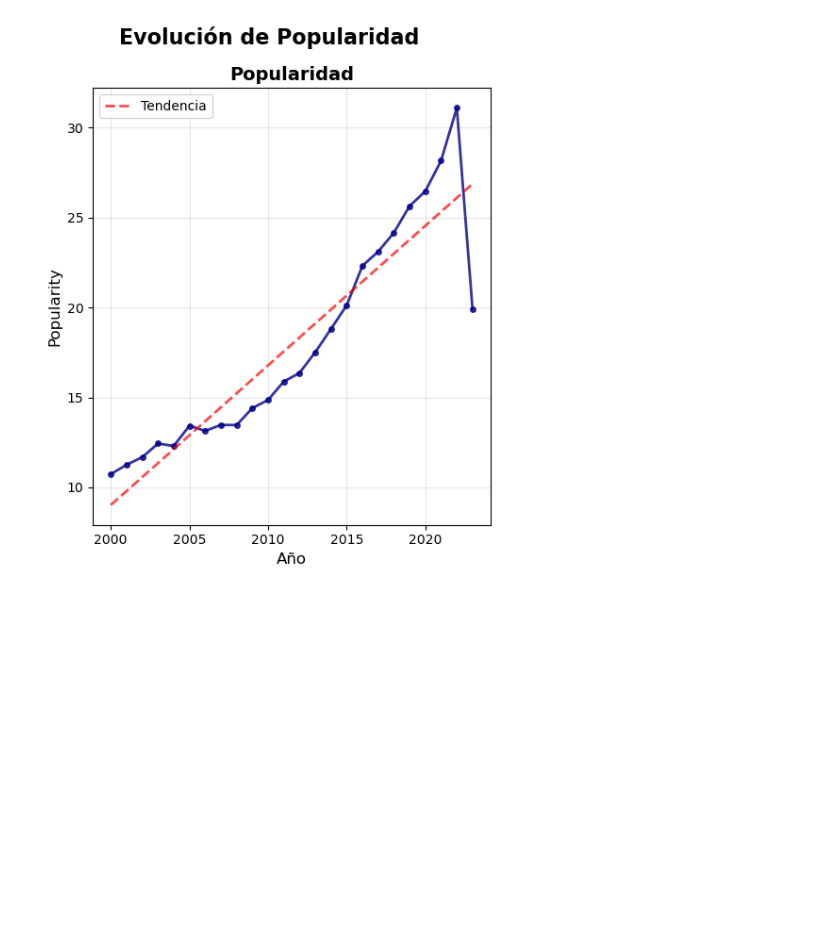
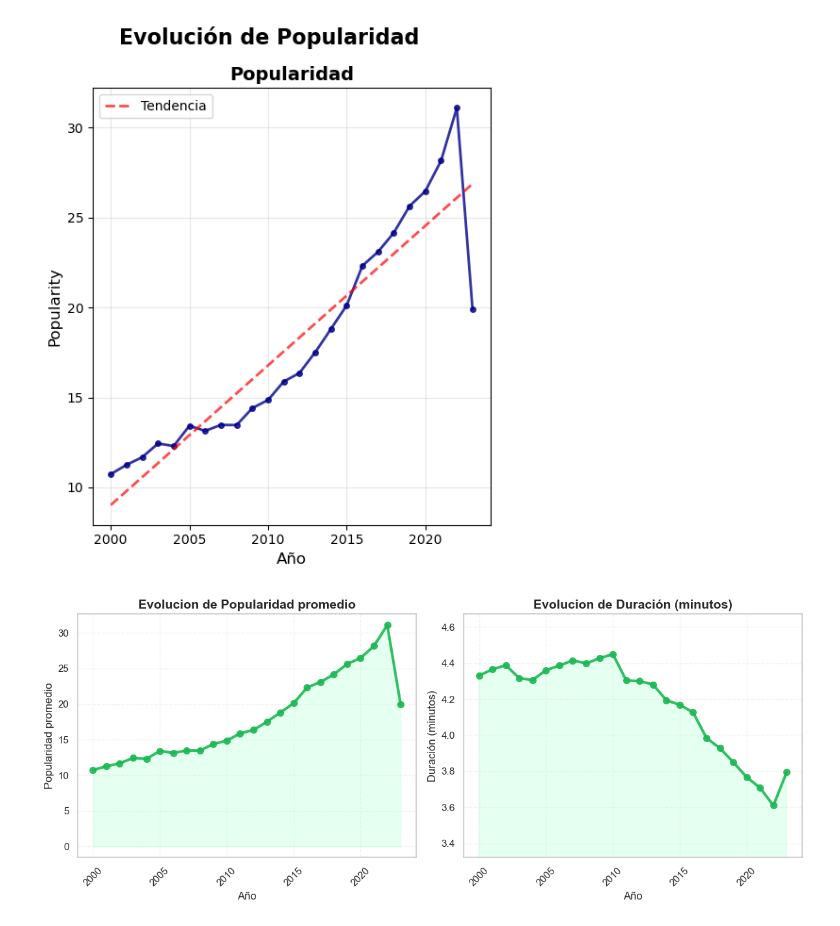
Before and after one commit to JayAgudelo/Integrador2, a Jupyter notebook: notebooks/01_EDA.ipynb, the cells around one changed output. Saved outputs shown, nothing was run; the diff lists cells and outputs as text; code cells hidden in the pictures; blank space fills up the shorter version.

```diff
--- a/notebooks/01_EDA.ipynb
+++ b/notebooks/01_EDA.ipynb
@@ -859,3 +1180,77 @@ ANÁLISIS POR GRUPOS DE CARACTERÍSTICAS
 [figure]
 [figure]
 [figure]
+# %%
+# Agrupar por año y obtener promedios
+yearly = df.groupby("year").mean(numeric_only=True)
+
+# Variables que quieres analizar
+vars_to_plot = {
+    "Popularidad": "popularity",
+    "Duracion (ms)": "duration_ms"
+}
+
+# Paleta Spotify suave para líneas
+spotify_green = "#1DB954"
+spotify_dark = "#0A4722"
+spotify_light = "#B7FFD4"
+# %%
+# Convertir duracion de milisegundos a minutos
+yearly["duration_min"] = yearly["duration_ms"] / 60000
+
+# Variables a graficar
+vars_to_plot = {
+    "Popularidad promedio": "popularity",
+    "Duración (minutos)": "duration_min"
+}
+
+# Funcion de grafico
+def plot_yearly_evolution(data, variables):
+    n = len(variables)
+    fig, axes = plt.subplots(1, n, figsize=(6*n, 5))
+
+    if n == 1:
+        axes = [axes]
+
+    for ax, (title_es, var) in zip(axes, variables.items()):
+
+        # Graficar linea principal
+        ax.plot(
+            data.index,
+            data[var],
+            marker="o",
+            linewidth=3,
+            markersize=7,
+            color=spotify_green,
+            alpha=0.9
+        )
+
+        # Relleno suave
+        ax.fill_between(
+            data.index,
+            data[var],
+            color=spotify_light,
+            alpha=0.35
+        )
+
+        # Ajustar zoom solo para duracion
+        if var == "duration_min":
+            ymin = data[var].min() * 0.92   # un poco por debajo del minimo real
+            ymax = data[var].max() * 1.05   # un poco por encima del maximo real
+            ax.set_ylim(ymin, ymax)
+
+        # Estetica
+        ax.set_title(f"Evolucion de {title_es}", fontsize=14, fontweight="bold")
+        ax.set_xlabel("Año")
+        ax.set_ylabel(title_es)
+        ax.grid(alpha=0.25, linestyle="--")
+        ax.tick_params(axis="x", rotation=45)
+
+    plt.tight_layout()
+    plt.show()
+
+
+# Ejecutar
+plot_yearly_evolution(yearly, vars_to_plot)
+# %% [output]
+[figure, added]
```
Also changed, not shown: parts of 11 cells of this notebook, 2 other files.
